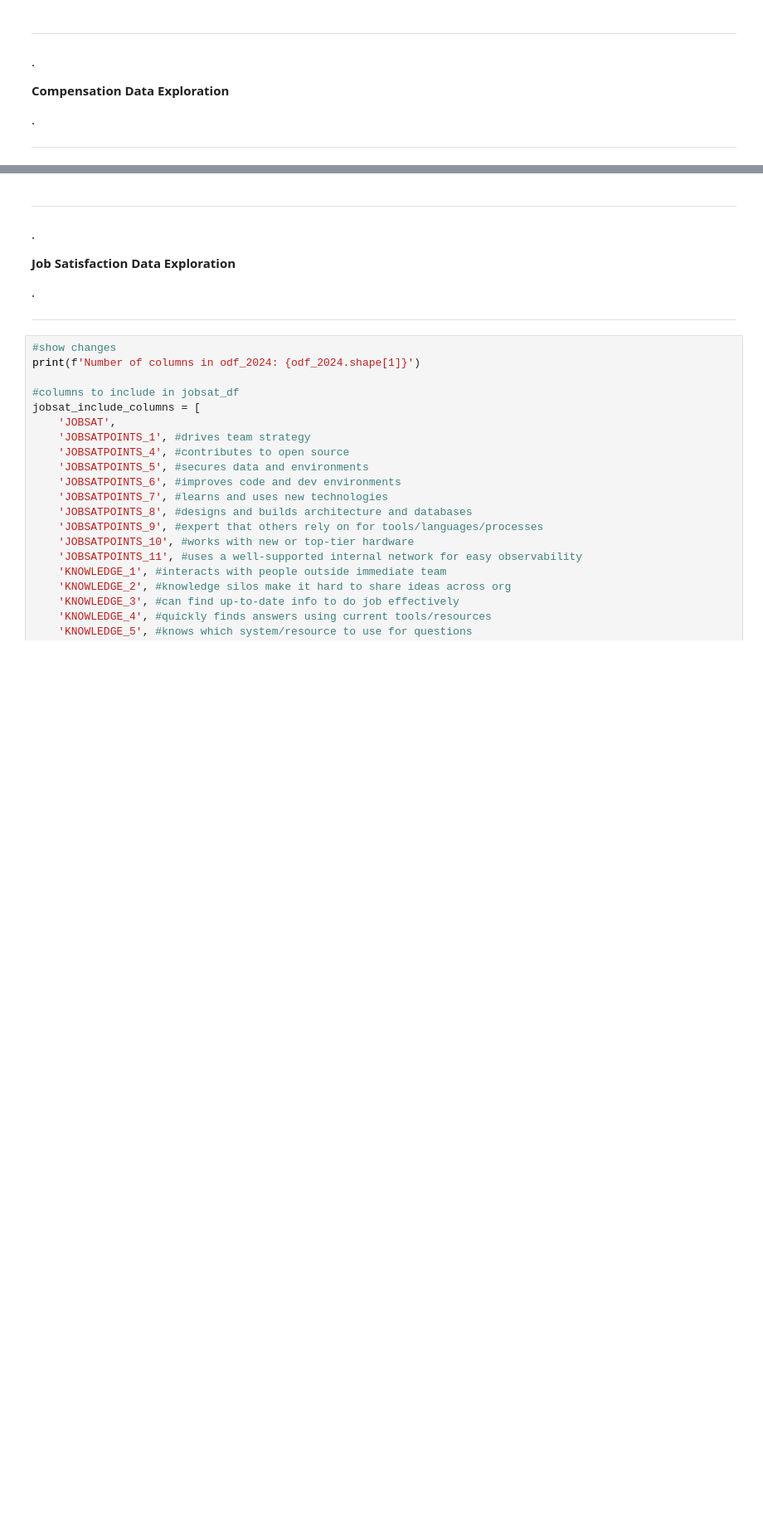
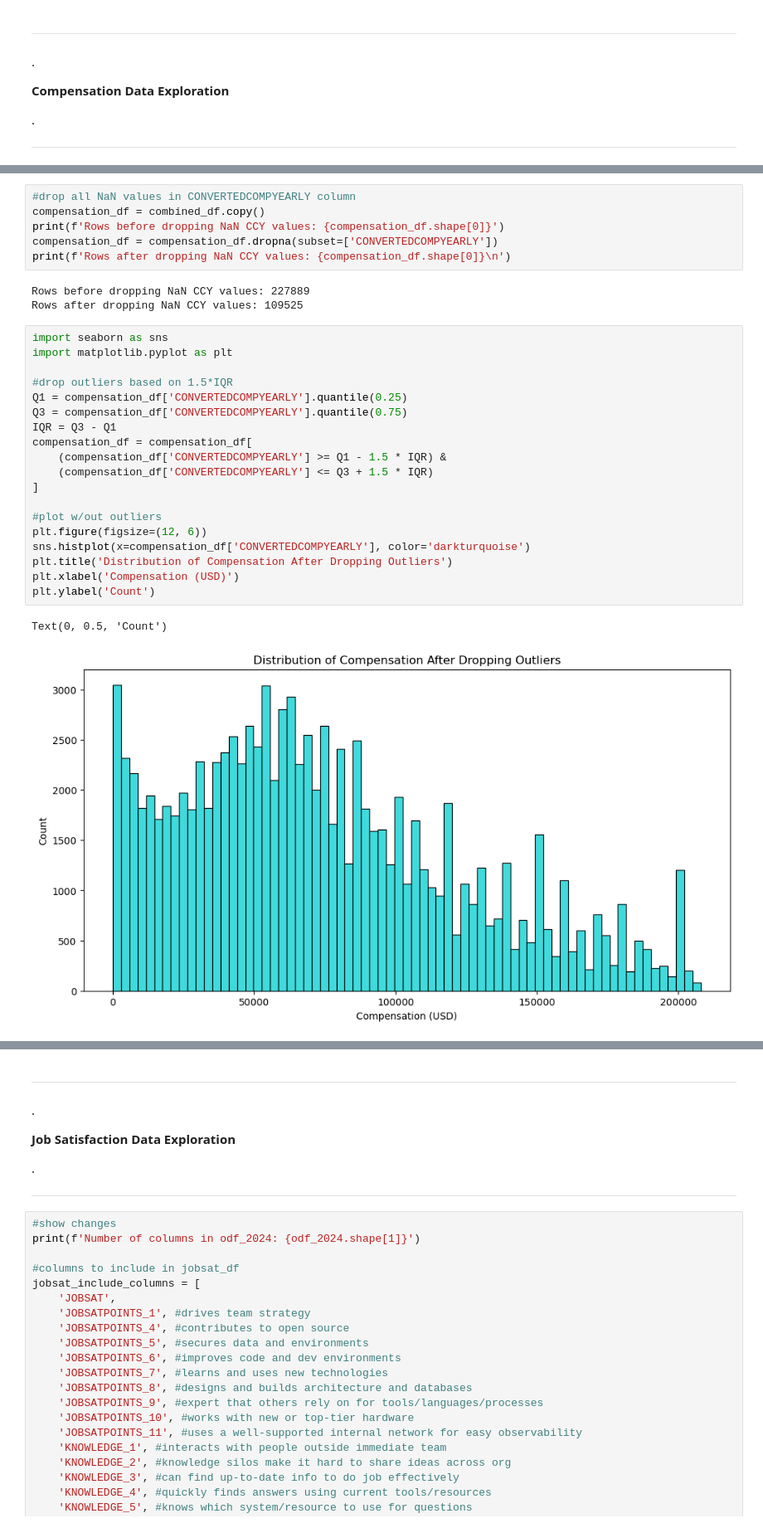
Before and after one commit to adni8025/Stack-Overflow-Developer-Survey-Data-Mining, a Jupyter notebook: restructuredFile.ipynb, the cells around one changed output, grey strips where cells are left out. Shown at 83% size. Cells and saved outputs as stored; diff of their text form; blank space fills up the shorter version.

Commit message:
started compensation exploration, dropped all NaN values in convertedCompYearly and excluded IQR outliers

```diff
--- a/restructuredFile.ipynb
+++ b/restructuredFile.ipynb
@@ -180,0 +120,31 @@ Rows after dropping low currencies: 43660
+# %%
+#drop all NaN values in CONVERTEDCOMPYEARLY column
+compensation_df = combined_df.copy()
+print(f'Rows before dropping NaN CCY values: {compensation_df.shape[0]}')
+compensation_df = compensation_df.dropna(subset=['CONVERTEDCOMPYEARLY'])
+print(f'Rows after dropping NaN CCY values: {compensation_df.shape[0]}\n')
+# %% [output]
+Rows before dropping NaN CCY values: 227889
+Rows after dropping NaN CCY values: 109525
+# %%
+import seaborn as sns
+import matplotlib.pyplot as plt
+
+#drop outliers based on 1.5*IQR
+Q1 = compensation_df['CONVERTEDCOMPYEARLY'].quantile(0.25)
+Q3 = compensation_df['CONVERTEDCOMPYEARLY'].quantile(0.75)
+IQR = Q3 - Q1
+compensation_df = compensation_df[
+    (compensation_df['CONVERTEDCOMPYEARLY'] >= Q1 - 1.5 * IQR) &
+    (compensation_df['CONVERTEDCOMPYEARLY'] <= Q3 + 1.5 * IQR)
+]
+
+#plot w/out outliers
+plt.figure(figsize=(12, 6))
+sns.histplot(x=compensation_df['CONVERTEDCOMPYEARLY'], color='darkturquoise')
+plt.title('Distribution of Compensation After Dropping Outliers')
+plt.xlabel('Compensation (USD)')
+plt.ylabel('Count')
+# %% [output]
+Text(0, 0.5, 'Count')
+[figure, added]
```
Also changed, not shown: parts of 3 cells of this notebook.
